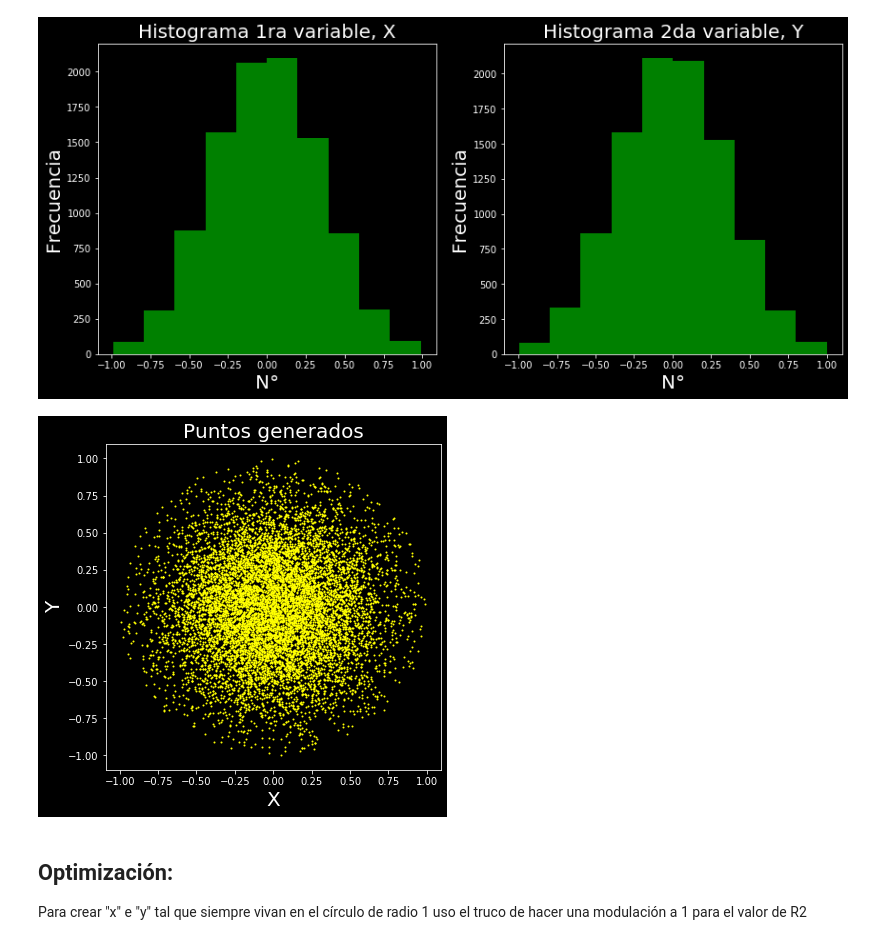
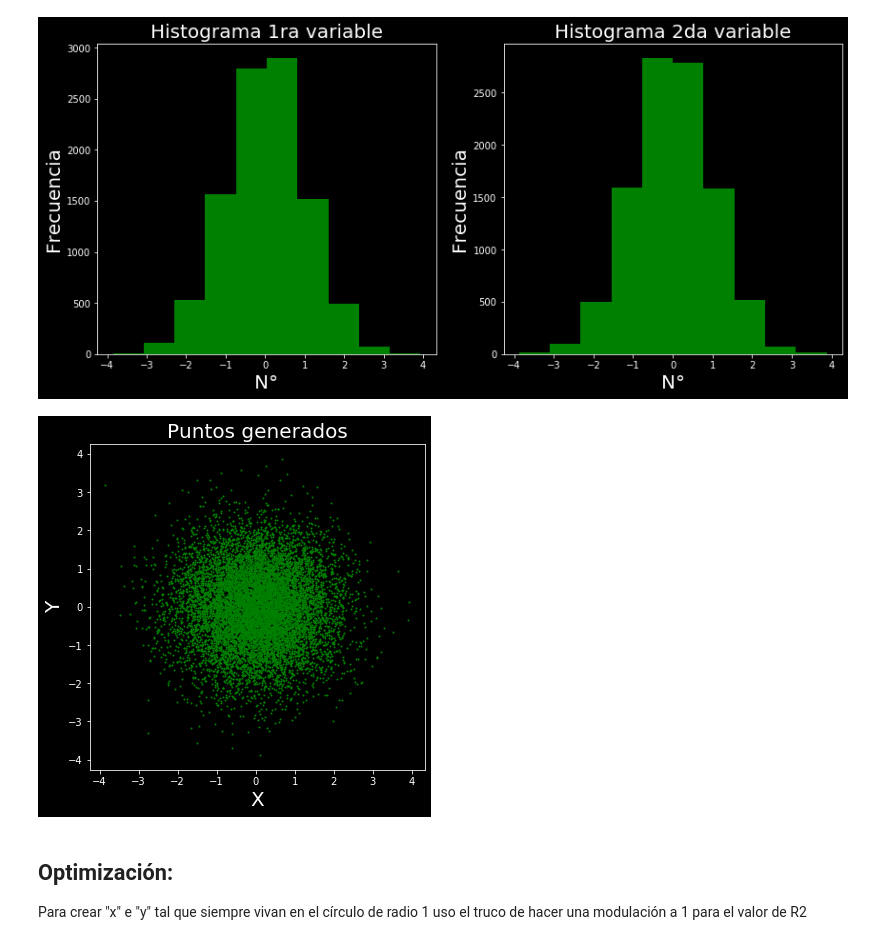
Before and after one commit to MatiasNRamos/Astrometria, a Jupyter notebook: Guia_2/Problema_7.ipynb, the cells around one changed output. Drawn from its saved outputs; the diff is of its cells as text; code cells hidden in the pictures.

```diff
--- a/Guia_2/Problema_7.ipynb
+++ b/Guia_2/Problema_7.ipynb
@@ -35,18 +36,12 @@ def Box_Muller_v1(N):
         raise ValueError('Error: N debe ser un natural mayor a 0')
     # -------
     import numpy as np
-    # Creo las variables R**2 y el ángulo theta
-    R2 = (1/2.)*np.random.exponential(1/2, N)
-    Theta = 2*np.pi*np.random.random(N)
-    # Encuentro las variables normales "x" e "y"
-    x = []
-    y = []
-    ij = 0
-    while ij<N:
-        if R2[ij]<1:
-            x.append( np.sqrt(R2[ij])*np.cos(Theta[ij]) )
-            y.append( np.sqrt(R2[ij])*np.sin(Theta[ij]) )
-        ij = ij + 1
+    # Creo las variables uniformes en (0,1)
+    u1 = np.random.random(N)
+    u2 = np.random.random(N)
+    # Creo las nuevas variables normales
+    x = np.sqrt(-2*np.log(u1)) * np.cos(2*np.pi*u2)
+    y = np.sqrt(-2*np.log(u1)) * np.sin(2*np.pi*u2)
     # Transformo a numpy array
     x = np.array(x)
     y = np.array(y)
@@ -67,25 +65,25 @@ fig, ax = plt.subplots(1, 2, figsize = (14,6))
 ax[0].hist(a, color='green')
 ax[1].hist(b, color='green')
 
-ax[0].set_title('Histograma 1ra variable, X', fontsize=20)
+ax[0].set_title('Histograma 1ra variable', fontsize=20)
 ax[0].set_xlabel('N°', fontsize=20)
 ax[0].set_ylabel('Frecuencia', fontsize=20);
-ax[1].set_title('Histograma 2da variable, Y', fontsize=20)
+ax[1].set_title('Histograma 2da variable', fontsize=20)
 ax[1].set_xlabel('N°', fontsize=20)
 ax[1].set_ylabel('Frecuencia', fontsize=20);
 # %% [output]
-[figure, old version]
+[figure, new version]
 # %%
 # Puntos generados
 fig, ax = plt.subplots(1, 1, figsize = (6,6))
 
-ax.scatter(a, b, s=1, color='yellow')
+ax.scatter(a, b, s=1, color='green')
 
 ax.set_title('Puntos generados', fontsize=20)
 ax.set_xlabel('X', fontsize=20)
 ax.set_ylabel('Y', fontsize=20);
 # %% [output]
-[figure, old version]
+[figure, new version]
 # %% [markdown]
 ## Optimización:
  Para crear "x" e "y" tal que siempre vivan en el círculo de radio 1 uso el truco de hacer una modulación a 1 para el valor de R2
```
Also changed, not shown: parts of 9 cells of this notebook, 3 other files.
